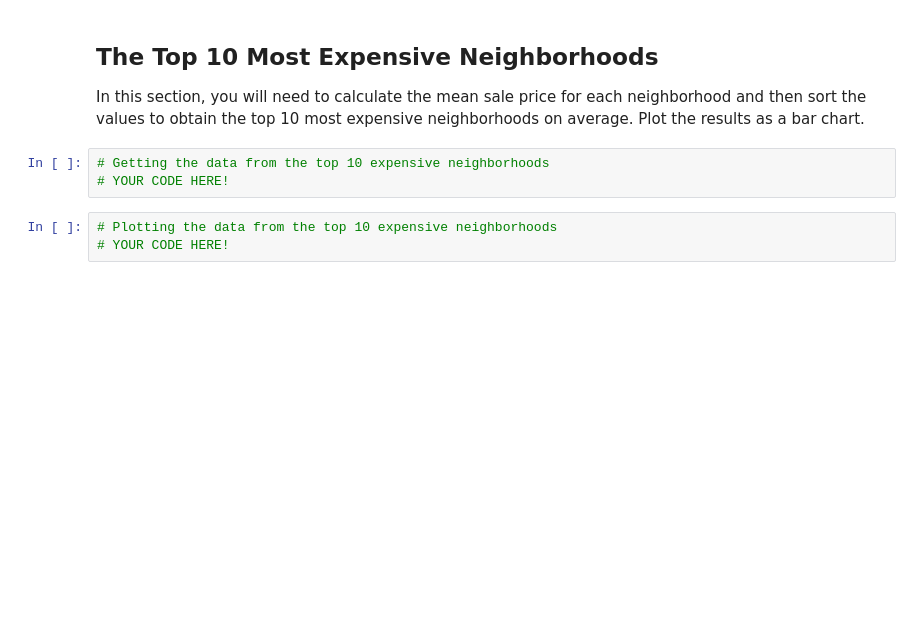
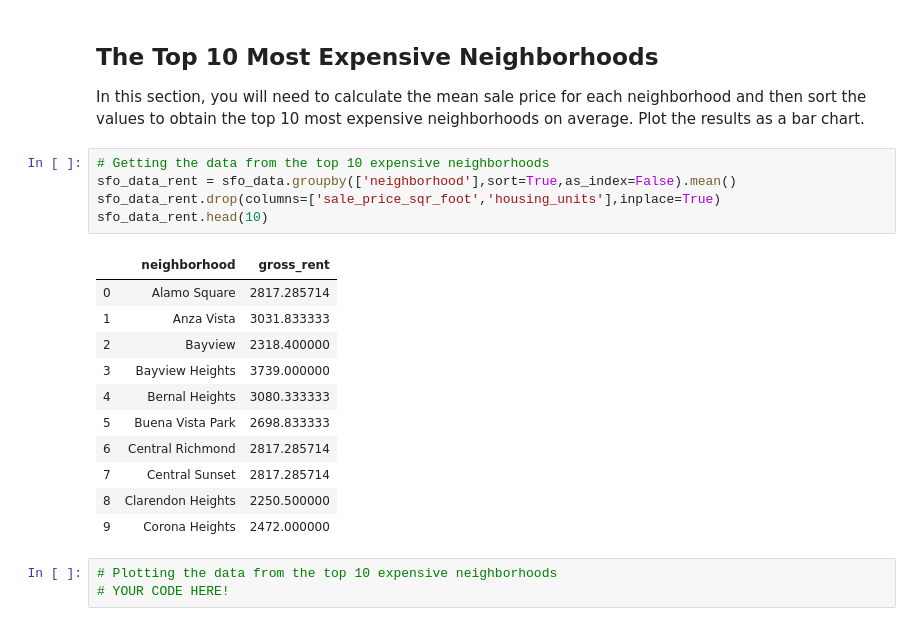
Before and after one commit to exposuretherapy/PyVIZ, a Jupyter notebook: starter_code/rental_analysis.ipynb, the cells around one changed output. Drawn from its saved outputs; the diff is of its cells as text; blank space fills up the shorter version.

Commit message:
Started the top 10 most expensive neighborhoods.

```diff
--- a/starter_code/rental_analysis.ipynb
+++ b/starter_code/rental_analysis.ipynb
@@ -172,7 +168,21 @@ sfo_data_grp1.hvplot.line(groupby='neighborhood')
 In this section, you will need to calculate the mean sale price for each neighborhood and then sort the values to obtain the top 10 most expensive neighborhoods on average. Plot the results as a bar chart.
 # %%
 # Getting the data from the top 10 expensive neighborhoods
-# YOUR CODE HERE!
+sfo_data_rent = sfo_data.groupby(['neighborhood'],sort=True,as_index=False).mean()
+sfo_data_rent.drop(columns=['sale_price_sqr_foot','housing_units'],inplace=True)
+sfo_data_rent.head(10)
+# %% [output]
+|  | neighborhood | gross_rent |
+| 0 | Alamo Square | 2817.285714 |
+| 1 | Anza Vista | 3031.833333 |
+| 2 | Bayview | 2318.400000 |
+| 3 | Bayview Heights | 3739.000000 |
+| 4 | Bernal Heights | 3080.333333 |
+| 5 | Buena Vista Park | 2698.833333 |
+| 6 | Central Richmond | 2817.285714 |
+| 7 | Central Sunset | 2817.285714 |
+| 8 | Clarendon Heights | 2250.500000 |
+| 9 | Corona Heights | 2472.000000 |
 # %%
 # Plotting the data from the top 10 expensive neighborhoods
 # YOUR CODE HERE!
```
Also changed, not shown: parts of 2 cells of this notebook.
